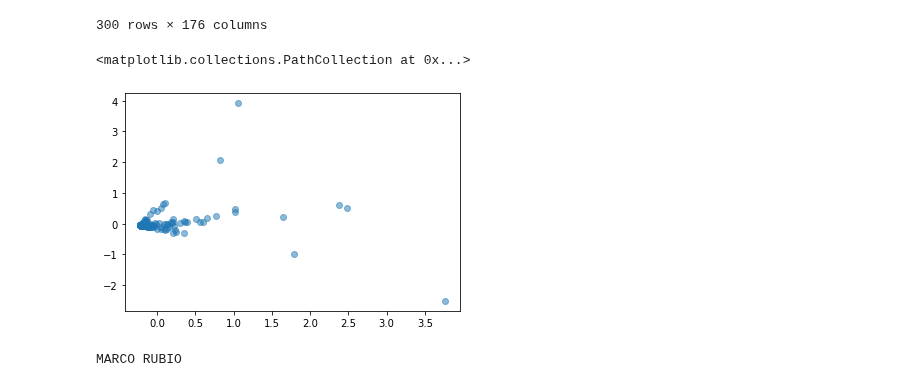
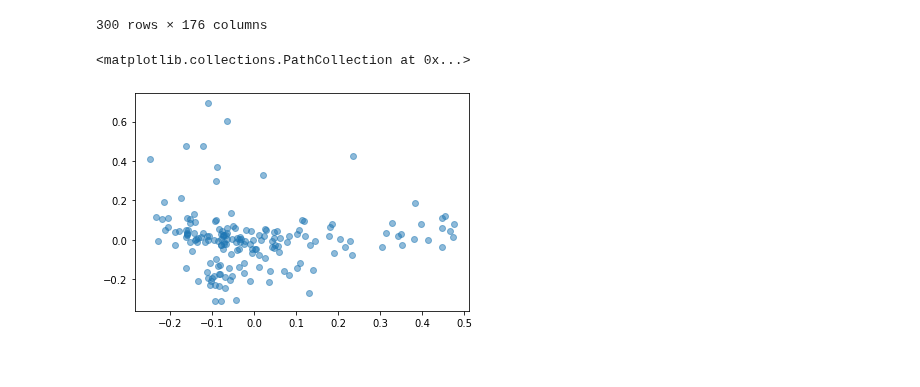
Before and after one commit to epfl-ada/ada-2021-project-chilldatagroup, a Jupyter notebook: Milestone2.ipynb, the cells around one changed output. Cells and saved outputs as stored; diff of their text form; code cells hidden in the pictures.

```diff
--- a/Milestone2.ipynb
+++ b/Milestone2.ipynb
@@ -823,17 +823,12 @@ candidate_quotes_cluster_feature
 # %%
 # Use PCA to visualize the feature vectors
 from sklearn.decomposition import PCA
 
 candidate_feature_vectors = candidate_quotes_cluster_feature.to_numpy().T
-candidate_feature_vectors/=np.linalg.norm(candidate_feature_vectors,axis=0)
+candidate_feature_vectors/=np.linalg.norm(candidate_feature_vectors,axis=1)[:,np.newaxis]
 reduced_feature_PCA = PCA(n_components=2).fit(candidate_feature_vectors).transform(candidate_feature_vectors)
 
 plt.scatter(reduced_feature_PCA[:,0],reduced_feature_PCA[:,1], alpha=0.5)
 # %% [output]
 <matplotlib.collections.PathCollection at 0x...>
-[figure, old version]
+[figure, new version]
-# %%
-candidate_outlier1 = candidate_name[np.argmax(reduced_feature_PCA[:,0])]
-print(candidate_outlier1)
-# %% [output]
-MARCO RUBIO
```
Also changed, not shown: parts of 19 cells of this notebook.
